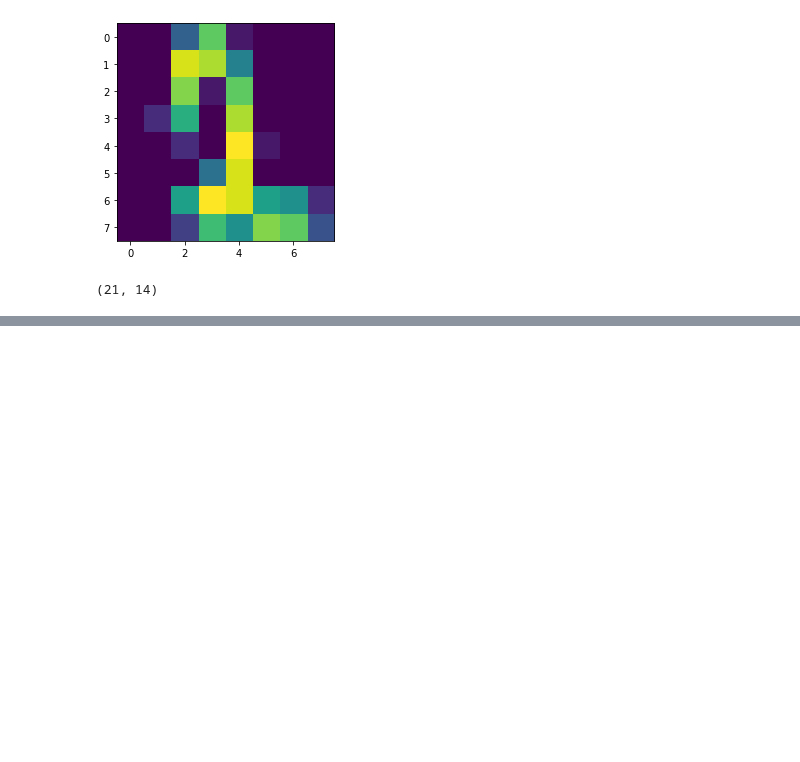
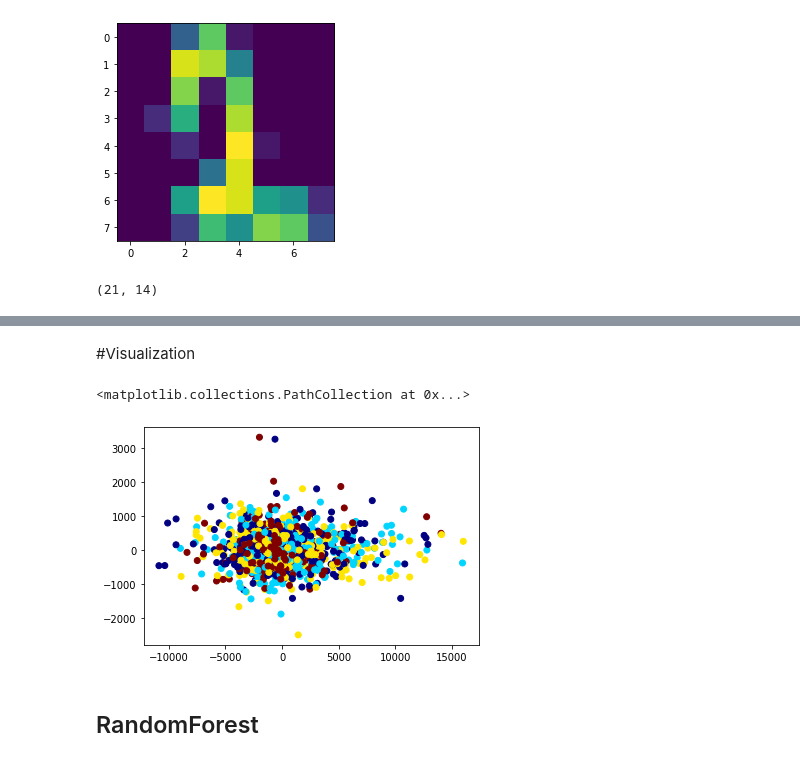
Before and after one commit to alifele/Brain_Computer_Interface, a Jupyter notebook: Important_Reminder_of_Methods.ipynb, the cells around one changed output, grey strips where cells are left out. Saved outputs shown, nothing was run; the diff lists cells and outputs as text; code cells hidden in the pictures; blank space fills up the shorter version.

```diff
--- a/Important_Reminder_of_Methods.ipynb
+++ b/Important_Reminder_of_Methods.ipynb
@@ -210,0 +271,3 @@ test_PCA.shape
+# %%
+pca = PCA(100)
+data = pca.fit_transform(Data)
@@ -210,0 +323,2 @@ test_PCA.shape
+# %% [markdown]
+#Visualization
@@ -210,0 +328,7 @@ test_PCA.shape
+# %%
+plt.scatter(data[:,0], data[:,60], cmap='jet', c=Label)
+# %% [output]
+<matplotlib.collections.PathCollection at 0x...>
+[figure, added]
+# %% [markdown]
+## RandomForest
```
Also changed, not shown: parts of 26 cells of this notebook.
